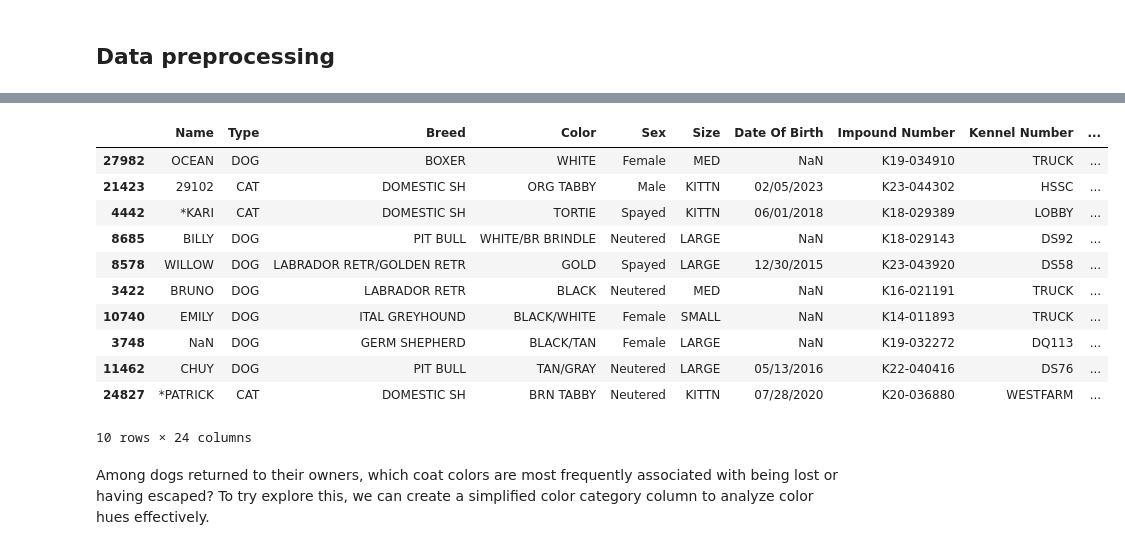
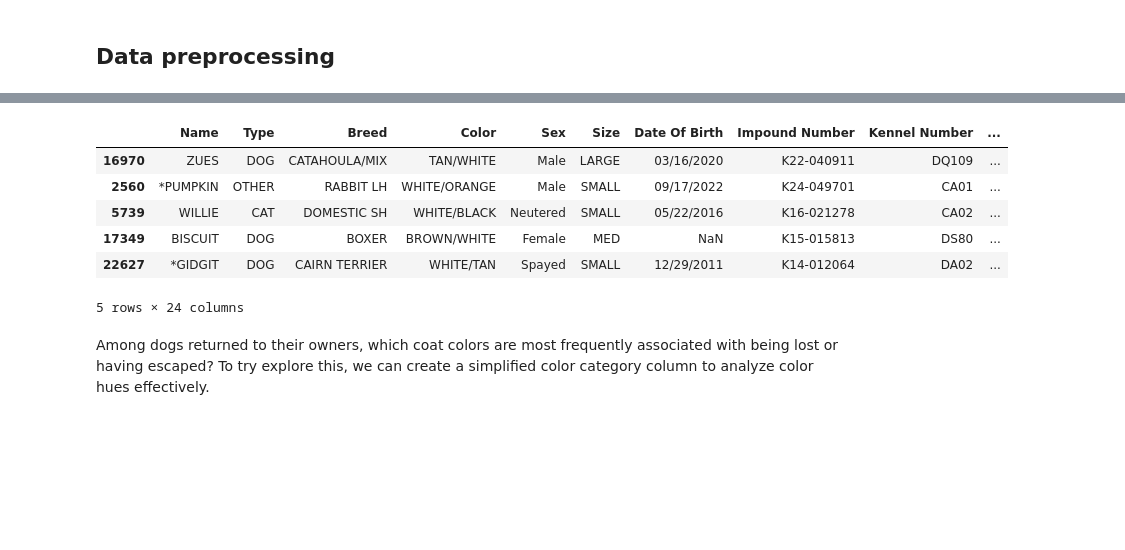
Before and after one commit to dalibug/383_ds_project_1, a Jupyter notebook: sonoma_shelter.ipynb, the cells around one changed output, grey strips where cells are left out. Drawn from its saved outputs; the diff is of its cells as text; code cells hidden in the pictures; blank space fills up the shorter version.

```diff
--- a/sonoma_shelter.ipynb
+++ b/sonoma_shelter.ipynb
@@ -47,18 +48,13 @@ memory usage: 5.3+ MB
 # %%
-df.sample(10)
+df.sample(5)
 # %% [output]
 |  | Name | Type | Breed | Color | Sex | Size | Date Of Birth | Impound Number | Kennel Number | ... |
-| 27982 | OCEAN | DOG | BOXER | WHITE | Female | MED | NaN | K19-034910 | TRUCK | ... |
-| 21423 | 29102 | CAT | DOMESTIC SH | ORG TABBY | Male | KITTN | 02/05/2023 | K23-044302 | HSSC | ... |
-| 4442 | *KARI | CAT | DOMESTIC SH | TORTIE | Spayed | KITTN | 06/01/2018 | K18-029389 | LOBBY | ... |
-| 8685 | BILLY | DOG | PIT BULL | WHITE/BR BRINDLE | Neutered | LARGE | NaN | K18-029143 | DS92 | ... |
-| 8578 | WILLOW | DOG | LABRADOR RETR/GOLDEN RETR | GOLD | Spayed | LARGE | 12/30/2015 | K23-043920 | DS58 | ... |
-| 3422 | BRUNO | DOG | LABRADOR RETR | BLACK | Neutered | MED | NaN | K16-021191 | TRUCK | ... |
-| 10740 | EMILY | DOG | ITAL GREYHOUND | BLACK/WHITE | Female | SMALL | NaN | K14-011893 | TRUCK | ... |
-| 3748 | NaN | DOG | GERM SHEPHERD | BLACK/TAN | Female | LARGE | NaN | K19-032272 | DQ113 | ... |
-| 11462 | CHUY | DOG | PIT BULL | TAN/GRAY | Neutered | LARGE | 05/13/2016 | K22-040416 | DS76 | ... |
-| 24827 | *PATRICK | CAT | DOMESTIC SH | BRN TABBY | Neutered | KITTN | 07/28/2020 | K20-036880 | WESTFARM | ... |
+| 16970 | ZUES | DOG | CATAHOULA/MIX | TAN/WHITE | Male | LARGE | 03/16/2020 | K22-040911 | DQ109 | ... |
+| 2560 | *PUMPKIN | OTHER | RABBIT LH | WHITE/ORANGE | Male | SMALL | 09/17/2022 | K24-049701 | CA01 | ... |
+| 5739 | WILLIE | CAT | DOMESTIC SH | WHITE/BLACK | Neutered | SMALL | 05/22/2016 | K16-021278 | CA02 | ... |
+| 17349 | BISCUIT | DOG | BOXER | BROWN/WHITE | Female | MED | NaN | K15-015813 | DS80 | ... |
+| 22627 | *GIDGIT | DOG | CAIRN TERRIER | WHITE/TAN | Spayed | SMALL | 12/29/2011 | K14-012064 | DA02 | ... |
-10 rows × 24 columns
+5 rows × 24 columns
 # %% [markdown]
 Among dogs returned to their owners, which coat colors are most frequently associated with being lost or having escaped? To try explore this, we can create a simplified color category column to analyze color hues effectively.
 # %% [markdown]
```
Also changed, not shown: parts of 20 cells of this notebook, 2 other files.
